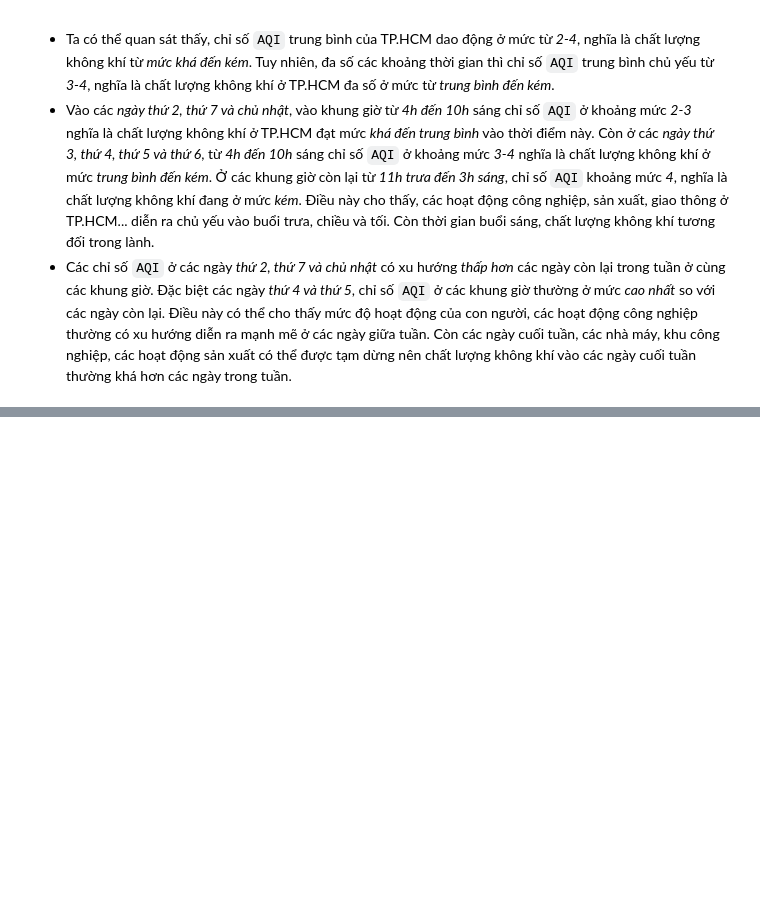
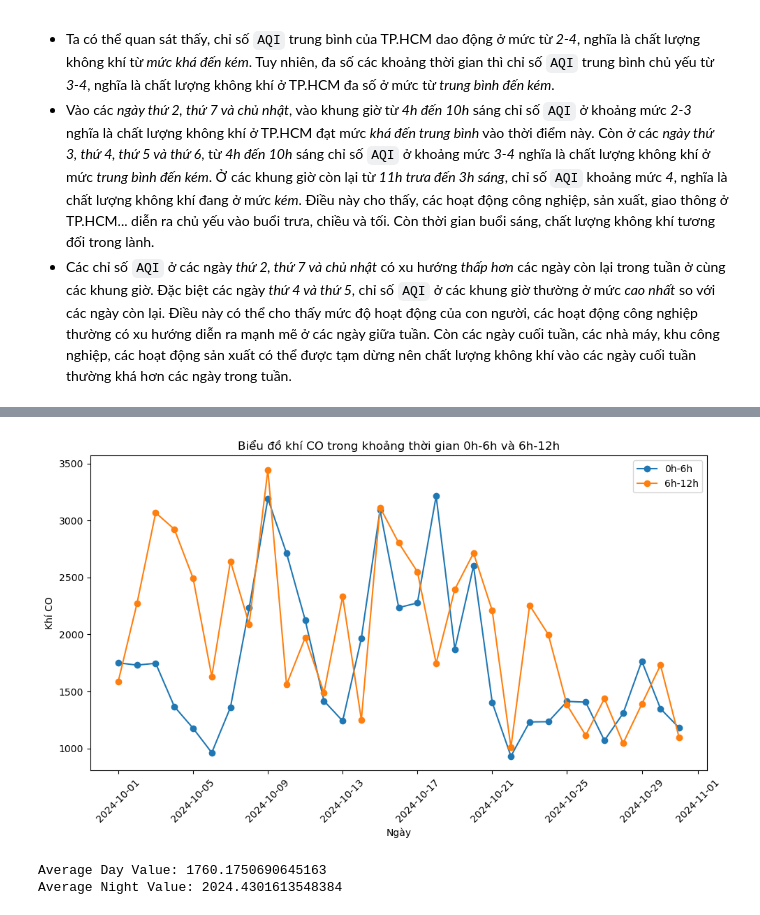
Before and after one commit to asde3458/NMKHDL, a Jupyter notebook: Notebooks/Making question.ipynb, the cells around one changed output, grey strips where cells are left out. Cells and saved outputs as stored; diff of their text form; code cells hidden in the pictures; blank space fills up the shorter version.

```diff
--- a/Notebooks/Making question.ipynb
+++ b/Notebooks/Making question.ipynb
@@ -273,0 +278,19 @@ Dựa vào kết quả ở bảng và biểu đồ trên, có thể thấy rằn
+# %%
+# Lọc dữ liệu chỉ trong tháng 10-2024
+october_2024_data = cleaned_df[(cleaned_df['dt'].dt.year == 2024) & (cleaned_df['dt'].dt.month == 10)]
+
+# Tạo bản sao của data
+temp_df = october_2024_data[['dt', 'co']].copy()
+
+# Đặt cột 'dt' làm index
+temp_df.set_index('dt', inplace=True)
+
+# Tạo cột 'part_of_day' dựa trên giờ trong cột 'dt'
+temp_df['part_of_day'] = pd.cut(temp_df.index.hour, bins=[0, 6, 12], labels=['night', 'morning'], include_lowest=True)
+
+# Nhóm dữ liệu theo ngày và phần của ngày
+daily_part_of_day = temp_df.groupby([temp_df.index.date, temp_df['part_of_day']])
+
+# Tính giá trị trung bình từ 0h-6h và 6h-12h của từng ngày
+result = daily_part_of_day.mean().unstack()
+result
@@ -273,0 +316,57 @@ Dựa vào kết quả ở bảng và biểu đồ trên, có thể thấy rằn
+# %%
+co_0_6 = result['co']['night']
+co_6_12 = result['co']['morning']
+
+# Tạo biểu đồ đường
+plt.figure(figsize=(10, 6))
+
+# Vẽ biểu đồ đường cho khoảng thời gian 0h-6h và 6h-12h
+plt.plot(co_0_6.index, co_0_6.values, label='0h-6h', marker='o')
+plt.plot(co_6_12.index, co_6_12.values, label='6h-12h', marker='o')
+
+# Đặt các nhãn và tiêu đề cho biểu đồ
+plt.xlabel('Ngày')
+plt.ylabel('Khí CO')
+plt.title('Biểu đồ khí CO trong khoảng thời gian 0h-6h và 6h-12h')
+plt.legend()
+
+# Hiển thị biểu đồ
+plt.xticks(rotation=45)  # Xoay nhãn trục x để dễ nhìn
+plt.tight_layout()  # Đảm bảo các phần của biểu đồ không bị cắt
+
+plt.show()
+# %% [output]
+[figure, added]
+# %%
+import pandas as pd
+
+# Tạo DataFrame từ dữ liệu
+data = {
+    'date': pd.date_range(start='2024-10-01', periods=31),
+    'day_value': [
+        1750.945714, 1730.918571, 1747.130000, 1366.615714, 1176.834286, 962.257143, 1359.938571,
+        2233.507143, 3192.900000, 2712.250000, 2124.787143, 1417.160000, 1240.728571, 1966.475714,
+        3091.812857, 2235.414286, 2277.374286, 3215.790000, 1871.108571, 2601.622857, 1402.855714,
+        931.740000, 1232.145714, 1234.052857, 1412.391429, 1405.717143, 1069.068571, 1307.488571,
+        1766.204286, 1348.497143, 1179.694286
+    ],
+    'night_value': [
+        1588.821667, 2271.971667, 3068.606667, 2923.965000, 2494.495000, 1631.101667, 2643.585000,
+        2091.726667, 3444.670000, 1559.895000, 1973.788333, 1488.685000, 2333.161667, 1250.585000,
+        3115.336667, 2803.805000, 2550.125000, 1746.813333, 2396.585000, 2714.793333, 2209.661667,
+        1009.145000, 2256.393333, 1999.378333, 1380.761667, 1114.843333, 1437.505000, 1044.751667,
+        1388.550000, 1731.236667, 1092.591667
+    ]
+}
+
+df = pd.DataFrame(data)
+
+# Tính trung bình cho ban ngày và ban đêm
+average_day = df['day_value'].mean()
+average_night = df['night_value'].mean()
+
+print(f"Average Day Value: {average_day}")
+print(f"Average Night Value: {average_night}")
+# %% [output]
+Average Day Value: 1760.1750690645163
+Average Night Value: 2024.4301613548384
```
Also changed, not shown: parts of 9 cells of this notebook.
